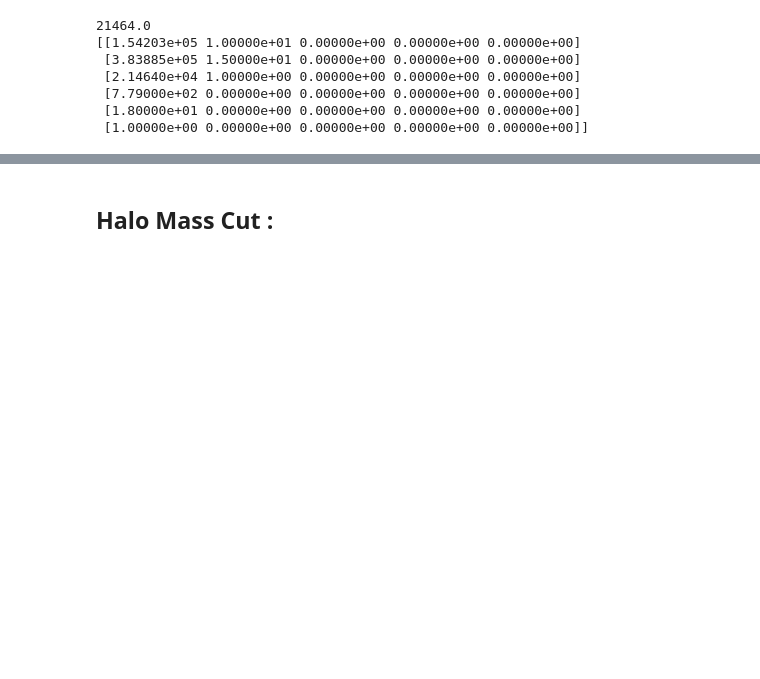
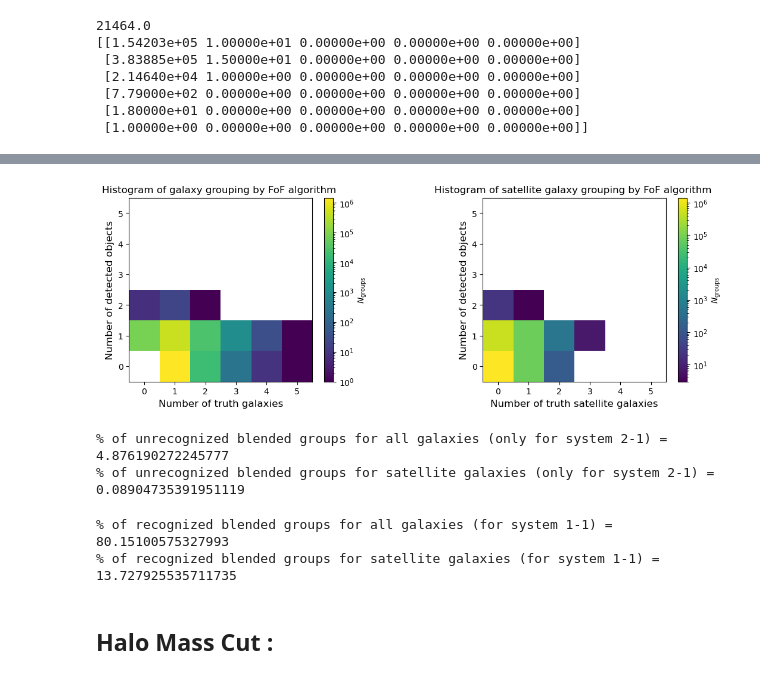
Before and after one commit to GabrielFrugier/stage_LSST, a Jupyter notebook: nt_nobs_system.ipynb, the cells around one changed output, grey strips where cells are left out. Saved outputs shown, nothing was run; the diff lists cells and outputs as text; code cells hidden in the pictures; blank space fills up the shorter version.

```diff
--- a/nt_nobs_system.ipynb
+++ b/nt_nobs_system.ipynb
@@ -350,3 +346,47 @@ Galaxies satellites sont généralement des galaxies isolées. Pas très précis
+# %%
+#average number of galaxies by groups : plt.hist2d(n_truth, n_object, bins=np.arange(max(np.max(n_object), np.max(n_truth))+2)-0.5, norm=mpl.colors.LogNorm());
+
+plt.figure(figsize=(11,4))
+plt.subplots_adjust(left=0.1, right=1, wspace=0.5)
+
+plt1=plt.subplot(121)
+hist2d1=plt.hist2d(n_truth, n_object, bins=np.arange(max(np.max(n_object), np.max(n_truth))+2)-0.5, norm=mpl.colors.LogNorm())
+plt.xlabel('Number of truth galaxies', fontsize=12)
+plt.ylabel('Number of detected objects', fontsize=12)
+plt.colorbar(label=r'$N_{\rm groups}$')
+plt.gca().set_aspect('equal')
+plt.title('Histogram of galaxy grouping by FoF algorithm ')
+
+plt2=plt.subplot(122)
+hist2d2sat=plt.hist2d(n_truth_sat, n_object,
+                    bins=np.arange(max(np.max(n_object),
+                    np.max(n_truth_central))+2)-0.5,
+                    norm=mpl.colors.LogNorm())
+plt.xlabel('Number of truth satellite galaxies', fontsize=12)
+plt.ylabel('Number of detected objects', fontsize=12)
+plt.colorbar(label=r'$N_{\rm groups}$')
+plt.gca().set_aspect('equal')
+plt.title('Histogram of satellite galaxy grouping by FoF algorithm ')
+
+plt.show()
+
+#attention histo en échelles log
+# %% [output]
+[figure, added]
+# %%
+print("% of unrecognized blended groups for all galaxies (only for system 2-1) =", (hist2d1[0][2,1]/np.sum(hist2d1[0][:,1:]))*100)
+
+print("% of unrecognized blended groups for satellite galaxies (only for system 2-1) =", (hist2d2sat[0][2,1]/np.sum(hist2d2central[0][:,1:]))*100 )
+# %% [output]
+% of unrecognized blended groups for all galaxies (only for system 2-1) = 4.876190272245777
+% of unrecognized blended groups for satellite galaxies (only for system 2-1) = 0.08904735391951119
+# %%
+print("% of recognized blended groups for all galaxies (for system 1-1) =", (hist2d1[0][1,1]/np.sum(hist2d1[0][:,1:]))*100)
+
+print("% of recognized blended groups for satellite galaxies (for system 1-1) =", (hist2d2sat[0][1,1]/np.sum(hist2d2sat[0][:,1:]))*100 )
+# %% [output]
+% of recognized blended groups for all galaxies (for system 1-1) = 80.15100575327993
+% of recognized blended groups for satellite galaxies (for system 1-1) = 13.727925535711735
 # %% [markdown]
 ## Halo Mass Cut :
 # %%
```
Also changed, not shown: parts of 42 cells of this notebook.
